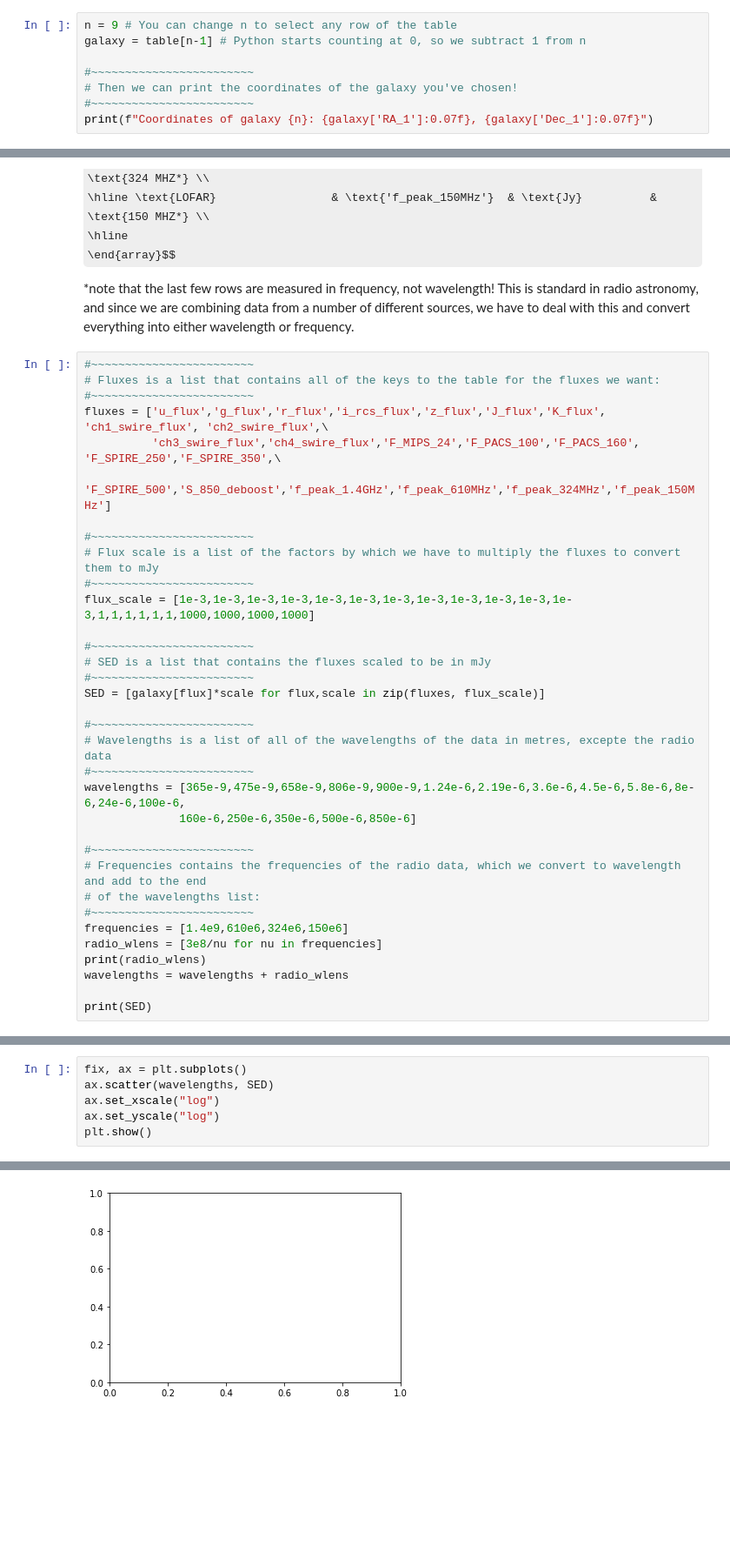
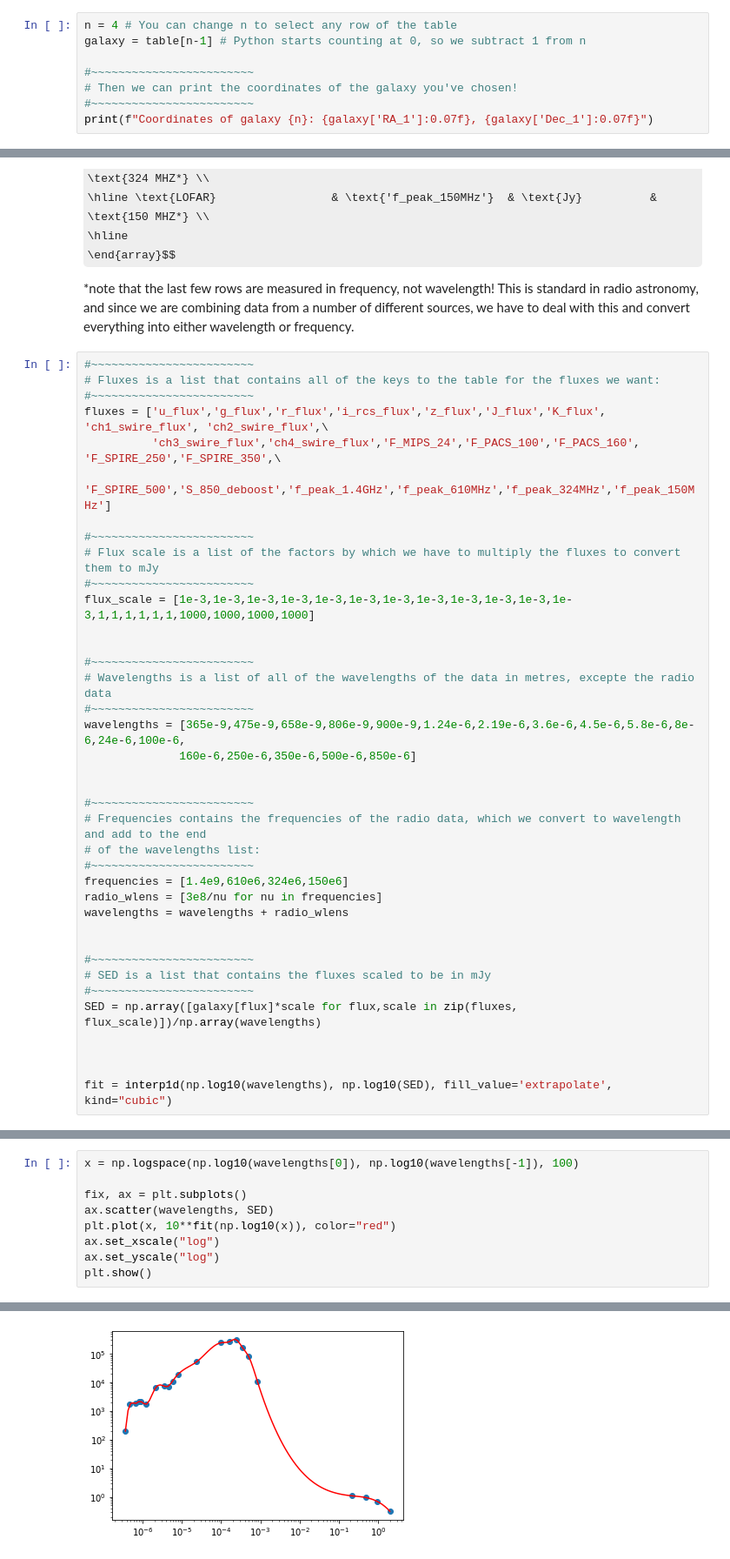
Before and after one commit to jtr6/invisible_light, a Jupyter notebook: invisible_light.ipynb, the cells around one changed output, grey strips where cells are left out. Shown at 87% size. Drawn from its saved outputs; the diff is of its cells as text; some formulas as TeX source; blank space fills up the shorter version.

Commit message:
added interp1d to SED

```diff
--- a/invisible_light.ipynb
+++ b/invisible_light.ipynb
@@ -41,7 +43,7 @@ Each row of the table is a different galaxy, and you can find its position on th
 
 Look up the coordinates of some of the galaxies in the table in [Aladin](https://aladin.u-strasbg.fr/AladinLite/)
 # %%
-n = 9 # You can change n to select any row of the table
+n = 4 # You can change n to select any row of the table
 galaxy = table[n-1] # Python starts counting at 0, so we subtract 1 from n
 
 #~~~~~~~~~~~~~~~~~~~~~~~~
@@ -96,10 +98,6 @@ fluxes = ['u_flux','g_flux','r_flux','i_rcs_flux','z_flux','J_flux','K_flux', 'c
 #~~~~~~~~~~~~~~~~~~~~~~~~
 flux_scale = [1e-3,1e-3,1e-3,1e-3,1e-3,1e-3,1e-3,1e-3,1e-3,1e-3,1e-3,1e-3,1,1,1,1,1,1,1000,1000,1000,1000]
 
-#~~~~~~~~~~~~~~~~~~~~~~~~
-# SED is a list that contains the fluxes scaled to be in mJy
-#~~~~~~~~~~~~~~~~~~~~~~~~
-SED = [galaxy[flux]*scale for flux,scale in zip(fluxes, flux_scale)]
 
 #~~~~~~~~~~~~~~~~~~~~~~~~
 # Wavelengths is a list of all of the wavelengths of the data in metres, excepte the radio data
@@ -107,13 +105,21 @@ SED = [galaxy[flux]*scale for flux,scale in zip(fluxes, flux_scale)]
 wavelengths = [365e-9,475e-9,658e-9,806e-9,900e-9,1.24e-6,2.19e-6,3.6e-6,4.5e-6,5.8e-6,8e-6,24e-6,100e-6,
               160e-6,250e-6,350e-6,500e-6,850e-6]
 
+
 #~~~~~~~~~~~~~~~~~~~~~~~~
 # Frequencies contains the frequencies of the radio data, which we convert to wavelength and add to the end
 # of the wavelengths list:
 #~~~~~~~~~~~~~~~~~~~~~~~~
 frequencies = [1.4e9,610e6,324e6,150e6]
 radio_wlens = [3e8/nu for nu in frequencies]
-print(radio_wlens)
 wavelengths = wavelengths + radio_wlens
 
-print(SED)
+
+#~~~~~~~~~~~~~~~~~~~~~~~~
+# SED is a list that contains the fluxes scaled to be in mJy
+#~~~~~~~~~~~~~~~~~~~~~~~~
+SED = np.array([galaxy[flux]*scale for flux,scale in zip(fluxes, flux_scale)])/np.array(wavelengths)
+
+
+
+fit = interp1d(np.log10(wavelengths), np.log10(SED), fill_value='extrapolate', kind="cubic")
@@ -123,6 +126,9 @@ print(SED)
 # %%
+x = np.logspace(np.log10(wavelengths[0]), np.log10(wavelengths[-1]), 100)
+
 fix, ax = plt.subplots()
 ax.scatter(wavelengths, SED)
+plt.plot(x, 10**fit(np.log10(x)), color="red")
 ax.set_xscale("log")
 ax.set_yscale("log")
 plt.show()
@@ -131 +136 @@ TypeError: unsupported operand type(s) for /: 'list' and 'list'
-[figure, old version]
+[figure, new version]
```
Also changed, not shown: parts of 4 cells of this notebook.
